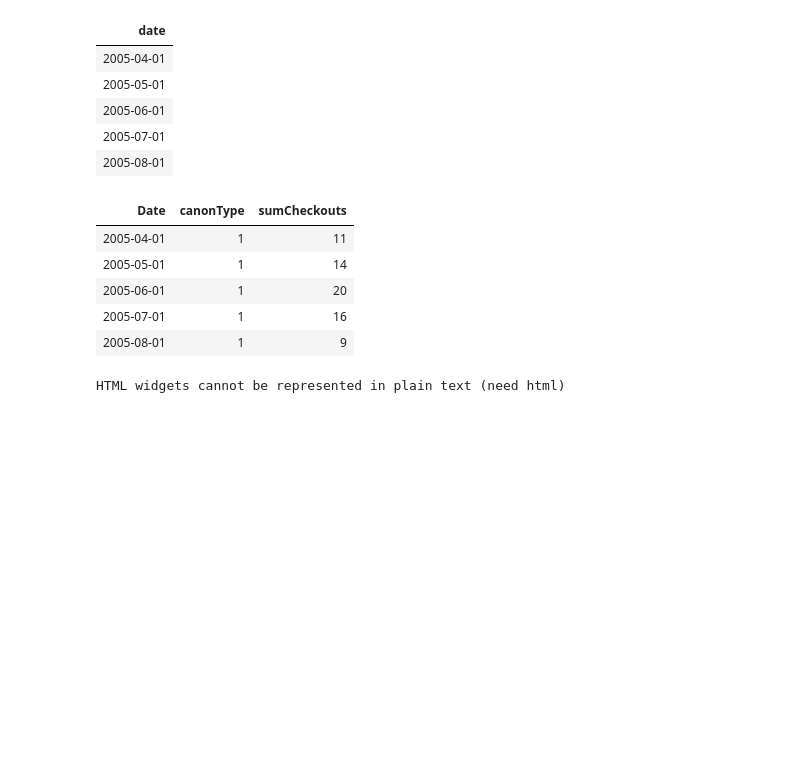
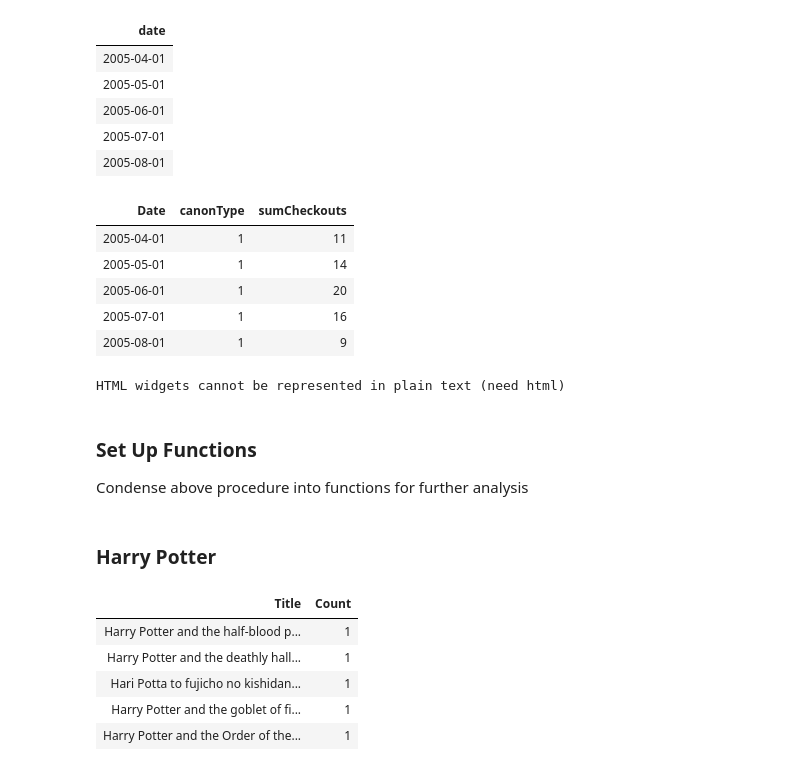
Before and after one commit to rachelneumann/LibraryCheckoutsExploration, a Jupyter notebook: Exploration.ipynb, the cells around one changed output. Saved outputs shown, nothing was run; the diff lists cells and outputs as text; code cells hidden in the pictures; blank space fills up the shorter version.

```diff
--- a/Exploration.ipynb
+++ b/Exploration.ipynb
@@ -172,3 +172,6 @@ dygraph(treasure_all, main = "Treasure Island: Checkouts by Type") %>%
   dyOptions(colors = RColorBrewer::brewer.pal(3, "Set2"))
 # %% [output]
 HTML widgets cannot be represented in plain text (need html)
+# %% [markdown]
+### Set Up Functions
+Condense above procedure into functions for further analysis
@@ -174,0 +252,2 @@ HTML widgets cannot be represented in plain text (need html)
+# %% [markdown]
+### Harry Potter
@@ -174,0 +271,10 @@ HTML widgets cannot be represented in plain text (need html)
+# %%
+harryPotter <- checkouts[grep("HARRY POTTER AND THE", checkouts$upTitle) , ]
+harryPotter[1:5, .(Count = .N), by = .(Title)]
+# %% [output]
+| Title | Count |
+| Harry Potter and the half-blood p... | 1 |
+| Harry Potter and the deathly hall... | 1 |
+| Hari Potta to fujicho no kishidan... | 1 |
+| Harry Potter and the goblet of fi... | 1 |
+| Harry Potter and the Order of the... | 1 |
```
Also changed, not shown: parts of 6 cells of this notebook.
